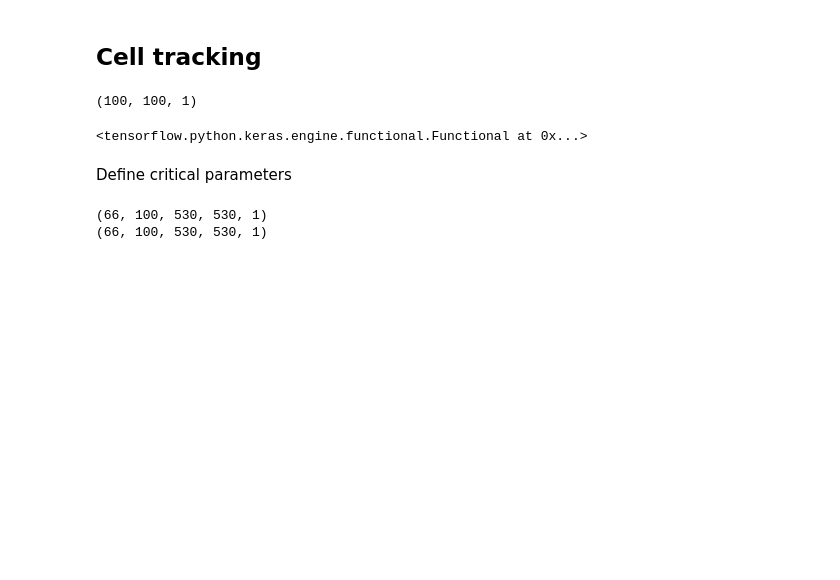
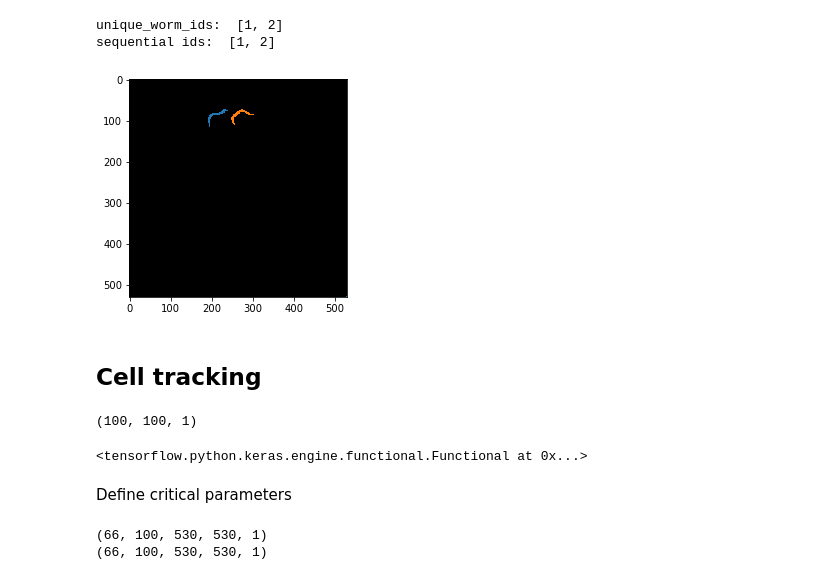
Before and after one commit to RosaryYao/msc_wormtracking, a Jupyter notebook: track_worms_2.ipynb, the cells around one changed output. Drawn from its saved outputs; the diff is of its cells as text; code cells hidden in the pictures; blank space fills up the shorter version.

```diff
--- a/track_worms_2.ipynb
+++ b/track_worms_2.ipynb
@@ -12,3 +254,11 @@ from deepcell.utils.tracking_utils import load_trks
+# %%
+# save as gif
+import gif
+gif.plot_gif(labeled_images, '../segmented/6819_3/D7_seg_1.gif')
+# %% [output]
+unique_worm_ids:  [1, 2]
+sequential ids:  [1, 2]
+[figure, added]
 # %% [markdown]
 ## Cell tracking
 # %%
```
Also changed, not shown: parts of 23 cells of this notebook.
